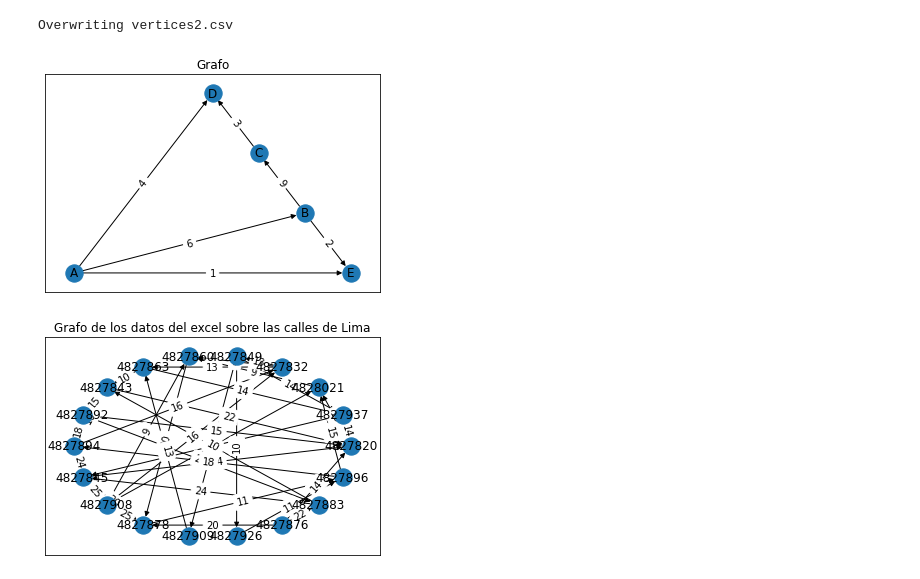
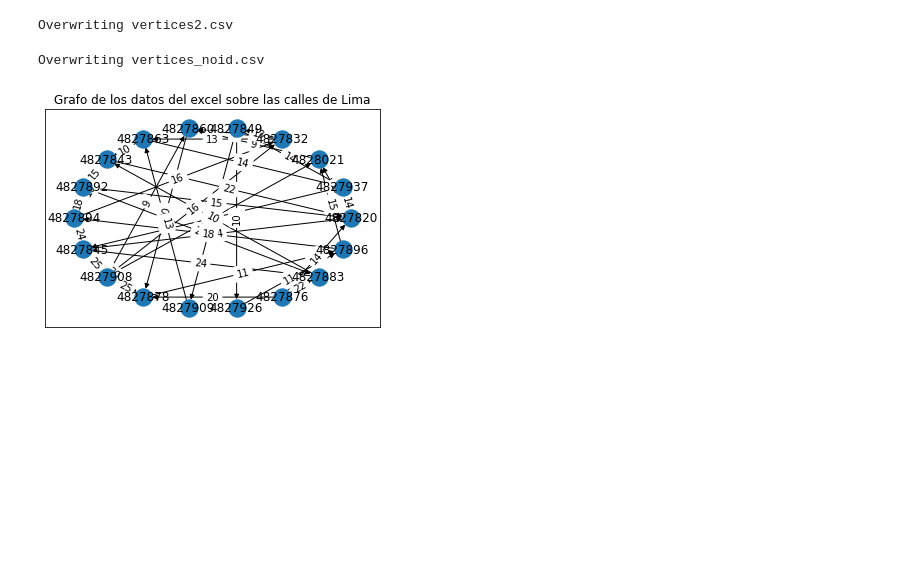
Before and after one commit to leocesias/tf-202010773-20201b333-201710310, a Jupyter notebook: Final.ipynb, the cells around one changed output. Drawn from its saved outputs; the diff is of its cells as text; code cells hidden in the pictures; blank space fills up the shorter version.

```diff
--- a/Final.ipynb
+++ b/Final.ipynb
@@ -57,49 +57,84 @@ ID_Calle,ID_Interseccion,Costo
 4828352,4827909,14
 # %% [output]
 Overwriting vertices2.csv
+# %%
+%%file vertices_noid.csv
+inicio,final,costo
+1,17,14
+1,18,15
+2,5,13
+2,6,9
+2,7,13
+3,1,22
+3,11,15
+3,12,18
+4,1,24
+4,14,25
+4,9,20
+5,15,14
+5,16,10
+5,17,14
+6,9,20
+7,3,10
+7,17,14
+8,1,14
+8,9,20
+8,10,22
+9,13,11
+9,14,25
+10,4,24
+10,3,10
+11,10,22
+11,1,15
+11,12,18
+12,2,16
+12,3,10
+12,4,24
+13,12,18
+13,18,15
+14,2,16
+14,6,9
+14,18,15
+15,7,13
+16,13,11
+17,1,14
+17,4,24
+18,6,9
+18,3,10
+19,20,23
+19,11,15
+19,3,10
+20,7,13
+20,15,14
+# %% [output]
+Overwriting vertices_noid.csv
 # %%
 def agregar_arista(G,u,v,w=1,di=True):
     G.add_edge(u,v,weight=w)
 
     if not di:
         G.add_edge(v,u,weight=w)
 
 #Prueba de grafo ponderado con datos de las calles
 def leer_csv(F):
     #Lectura de datos para la impresión del grafo ponderado de las calles
     datos=pd.read_csv('vertices2.csv',header=0)
     idcalle=datos['ID_Calle']
     idorigeninterseccion=datos['ID_Interseccion']
     costo=datos['Costo']
     for i in range(0,40):
         agregar_arista(F, idcalle[i], idorigeninterseccion[i], costo[i])
 
 if __name__=="__main__":
 
     F = nx.DiGraph()
     leer_csv(F)
-    G = nx.DiGraph()
-    #Grafo ponderado
-    agregar_arista(G,"A","B",6)
-    agregar_arista(G,"A","D",4)
-    agregar_arista(G,"A","E",1)
-    agregar_arista(G,"B","C",9)
-    agregar_arista(G,"B","E",2)
-    agregar_arista(G,"C","D",3)
 
-    pos=nx.layout.planar_layout(G)
-    nx.draw_networkx(G, pos)
-    labels=nx.get_edge_attributes(G, 'weight')
-    nx.draw_networkx_edge_labels(G,pos,edge_labels=labels)
-    plt.title("Grafo")
-    plt.show()
-
-    pos=nx.layout.circular_layout(F,scale=10)
+    pos=nx.layout.circular_layout(F,scale=100)
     nx.draw_networkx(F, pos)
     labels=nx.get_edge_attributes(F, 'weight')
     nx.draw_networkx_edge_labels(F,pos,edge_labels=labels)
     plt.title("Grafo de los datos del excel sobre las calles de Lima")
     plt.show()
 # %% [output]
-[figure, old version]
+[figure, new version]
-[figure, removed]
```
